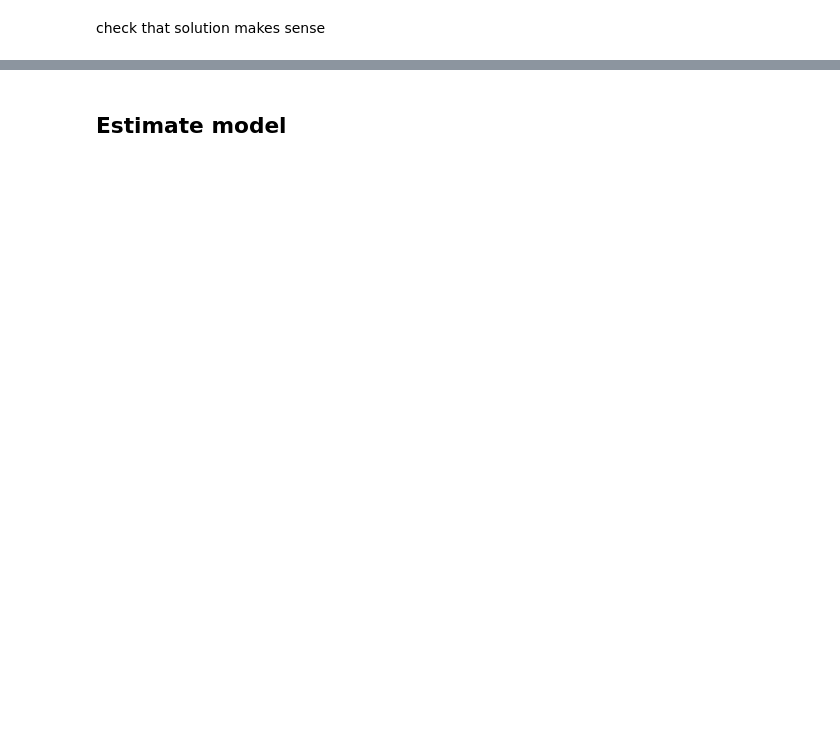
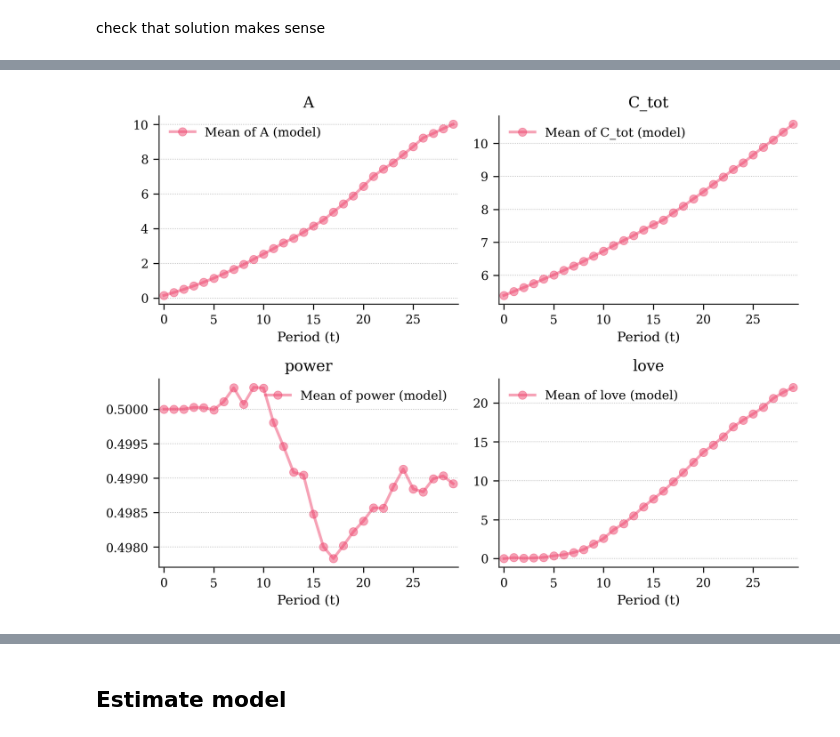
Before and after one commit to ThomasHJorgensen/FastBargaining, a Jupyter notebook: Application/02. Calibrate model.ipynb, the cells around one changed output, grey strips where cells are left out. Cells and saved outputs as stored; diff of their text form; code cells hidden in the pictures; blank space fills up the shorter version.

```diff
--- a/Application/02. Calibrate model.ipynb
+++ b/Application/02. Calibrate model.ipynb
@@ -323,5 +358,7 @@ check that solution makes sense
 # %%
-# fig, ax = fm.create_figure(2,2,4)
-# mp.plot_sim_couple(ax ,alpha=0.5)
-# fig.tight_layout()
+fig, ax = fm.create_figure(2,2,4)
+mp.plot_sim_couple(ax ,alpha=0.5)
+fig.tight_layout()
+# %% [output]
+[figure, added]
 # %%
```
Also changed, not shown: parts of 11 cells of this notebook, 3 other files.
